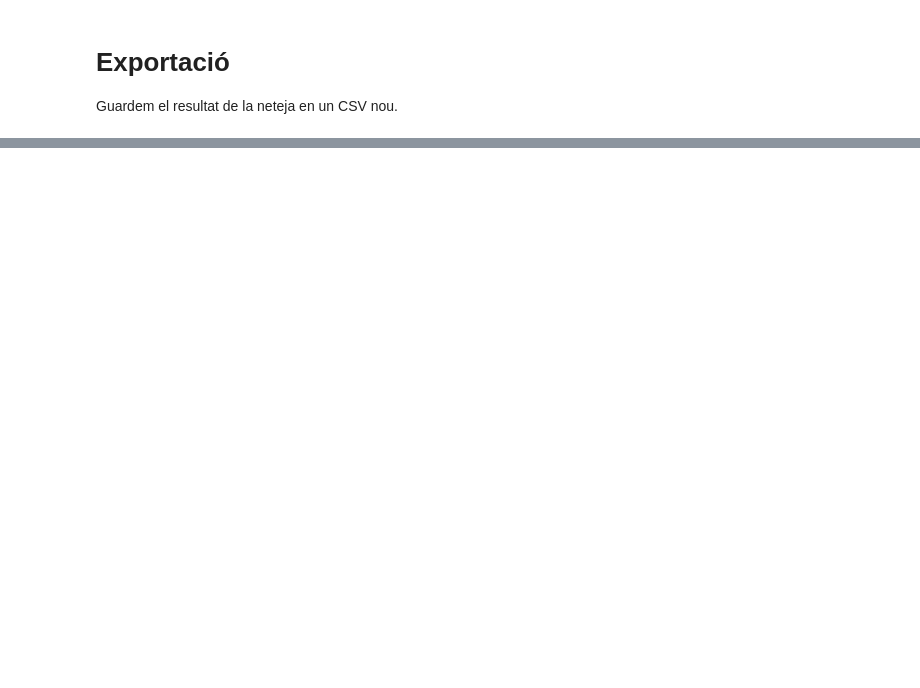
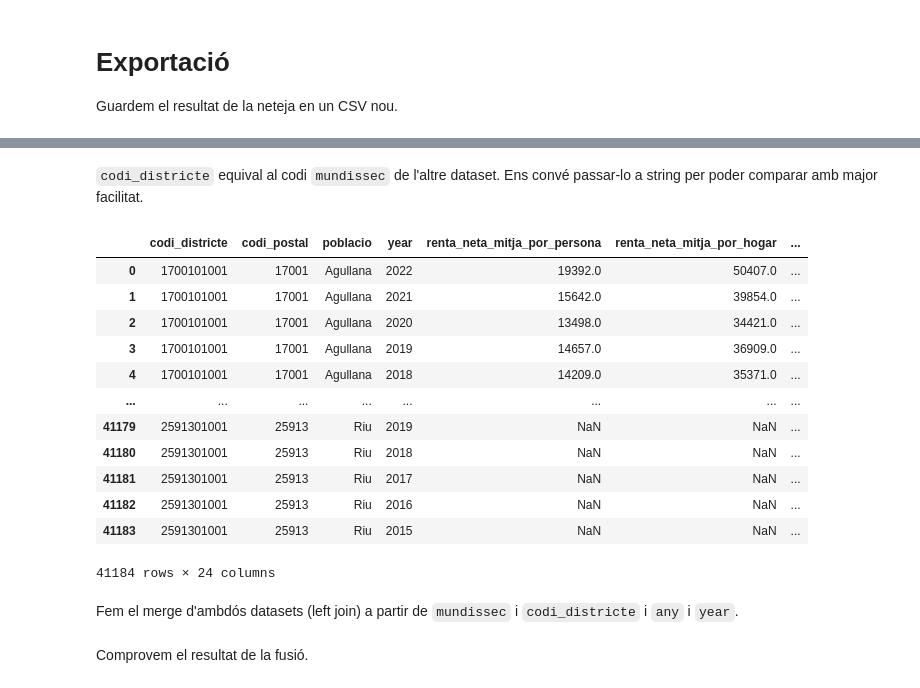
Before and after one commit to fndvit/mds-udg-viz-i-dgpcd-hackathon-25, a Jupyter notebook: src/dades/raposos/EDA.ipynb, the cells around one changed output, grey strips where cells are left out. Saved outputs shown, nothing was run; the diff lists cells and outputs as text; code cells hidden in the pictures; blank space fills up the shorter version.

```diff
--- a/src/dades/raposos/EDA.ipynb
+++ b/src/dades/raposos/EDA.ipynb
@@ -202,0 +277,21 @@ df.to_csv("certificats-filtrat-raposos.csv", index=False)
+# %% [markdown]
+`codi_districte` equival al codi `mundissec` de l'altre dataset. Ens convé passar-lo a string per poder comparar amb major facilitat.
+# %%
+df_ine['codi_districte'] = df_ine['codi_districte'].apply(lambda x: f"{x:010}")
+df_ine
+# %% [output]
+|  | codi_districte | codi_postal | poblacio | year | renta_neta_mitja_por_persona | renta_neta_mitja_por_hogar | ... |
+| 0 | 1700101001 | 17001 | Agullana | 2022 | 19392.0 | 50407.0 | ... |
+| 1 | 1700101001 | 17001 | Agullana | 2021 | 15642.0 | 39854.0 | ... |
+| 2 | 1700101001 | 17001 | Agullana | 2020 | 13498.0 | 34421.0 | ... |
+| 3 | 1700101001 | 17001 | Agullana | 2019 | 14657.0 | 36909.0 | ... |
+| 4 | 1700101001 | 17001 | Agullana | 2018 | 14209.0 | 35371.0 | ... |
+| ... | ... | ... | ... | ... | ... | ... | ... |
+| 41179 | 2591301001 | 25913 | Riu | 2019 | NaN | NaN | ... |
+| 41180 | 2591301001 | 25913 | Riu | 2018 | NaN | NaN | ... |
+| 41181 | 2591301001 | 25913 | Riu | 2017 | NaN | NaN | ... |
+| 41182 | 2591301001 | 25913 | Riu | 2016 | NaN | NaN | ... |
+| 41183 | 2591301001 | 25913 | Riu | 2015 | NaN | NaN | ... |
+41184 rows × 24 columns
+# %% [markdown]
+Fem el merge d'ambdós datasets (left join) a partir de `mundissec` i `codi_districte` i `any` i `year`.
@@ -202,0 +300,2 @@ df.to_csv("certificats-filtrat-raposos.csv", index=False)
+# %% [markdown]
+Comprovem el resultat de la fusió.
```
Also changed, not shown: parts of 19 cells of this notebook, 2 other files.
